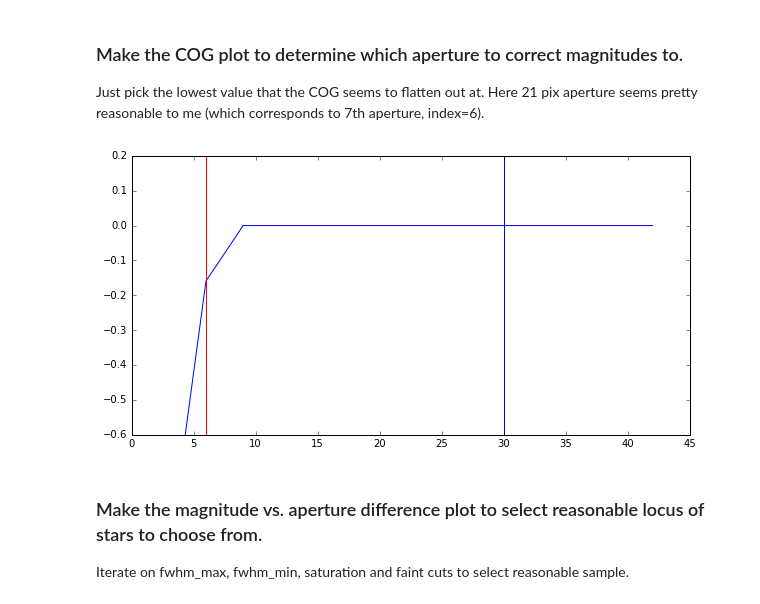
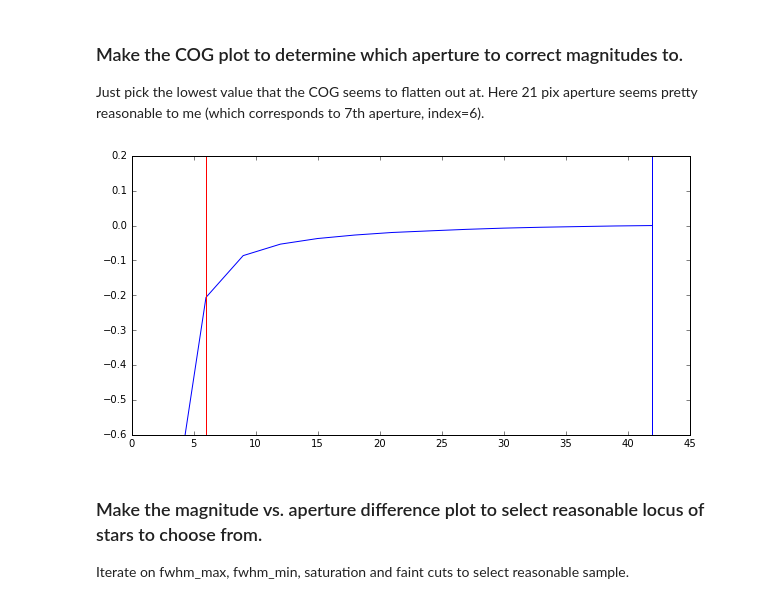
Before and after one commit to zachjennings/sluggs_phot_calibration, a Jupyter notebook: n3115/aperture_photometry_calibrations_n3115_i.ipynb, the cells around one changed output. Saved outputs shown, nothing was run; the diff lists cells and outputs as text; code cells hidden in the pictures.

```diff
--- a/n3115/aperture_photometry_calibrations_n3115_i.ipynb
+++ b/n3115/aperture_photometry_calibrations_n3115_i.ipynb
@@ -219,9 +219,9 @@ aperCor.make_merr_plot(data,apers)
 ### Make the COG plot to determine which aperture to correct magnitudes to.
 Just pick the lowest value that the COG seems to flatten out at. Here 21 pix aperture seems pretty reasonable to me (which corresponds to  7th aperture, index=6).
 # %%
-aperCor.make_cog_plot(data,apers,ylim=(-0.6,0.2),cor_aper=9,meas_aper=1)
+aperCor.make_cog_plot(data[good,:],apers,ylim=(-0.6,0.2),cor_aper=13,meas_aper=1)
 # %% [output]
-[figure, old version]
+[figure, new version]
 # %% [markdown]
 ### Make the magnitude vs. aperture difference plot to select reasonable locus of stars to choose from.
 Iterate on fwhm_max, fwhm_min, saturation and faint cuts to select reasonable sample.
```
Also changed, not shown: parts of 4 cells of this notebook, 52 other files.
